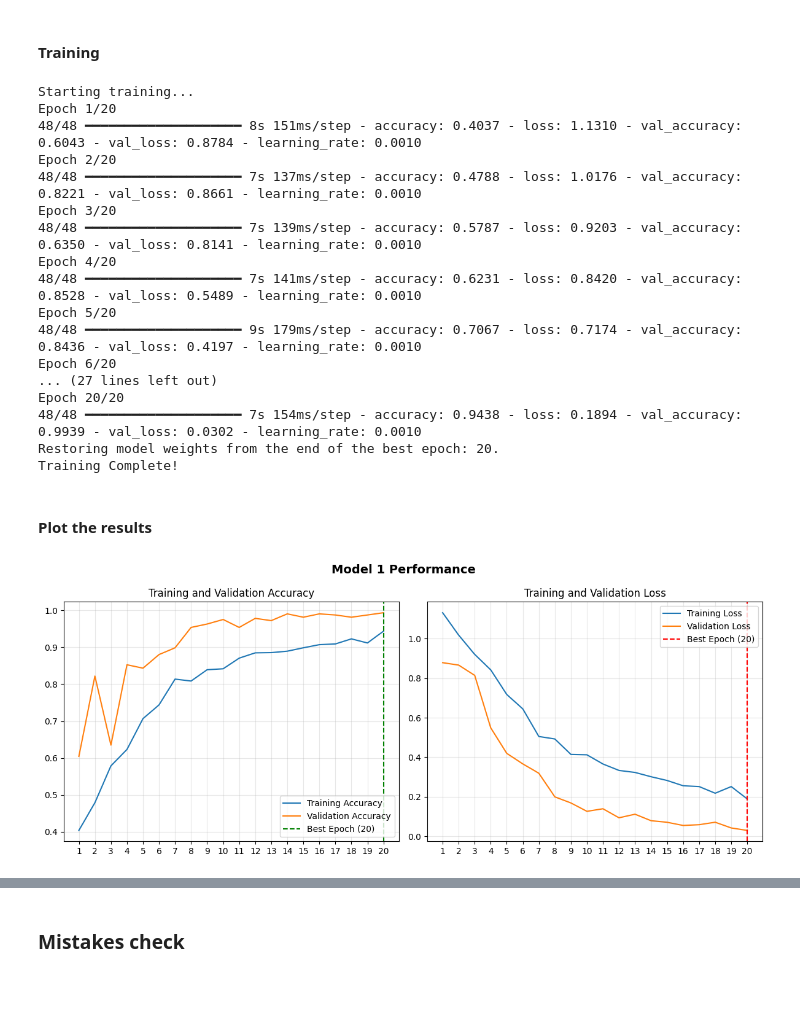
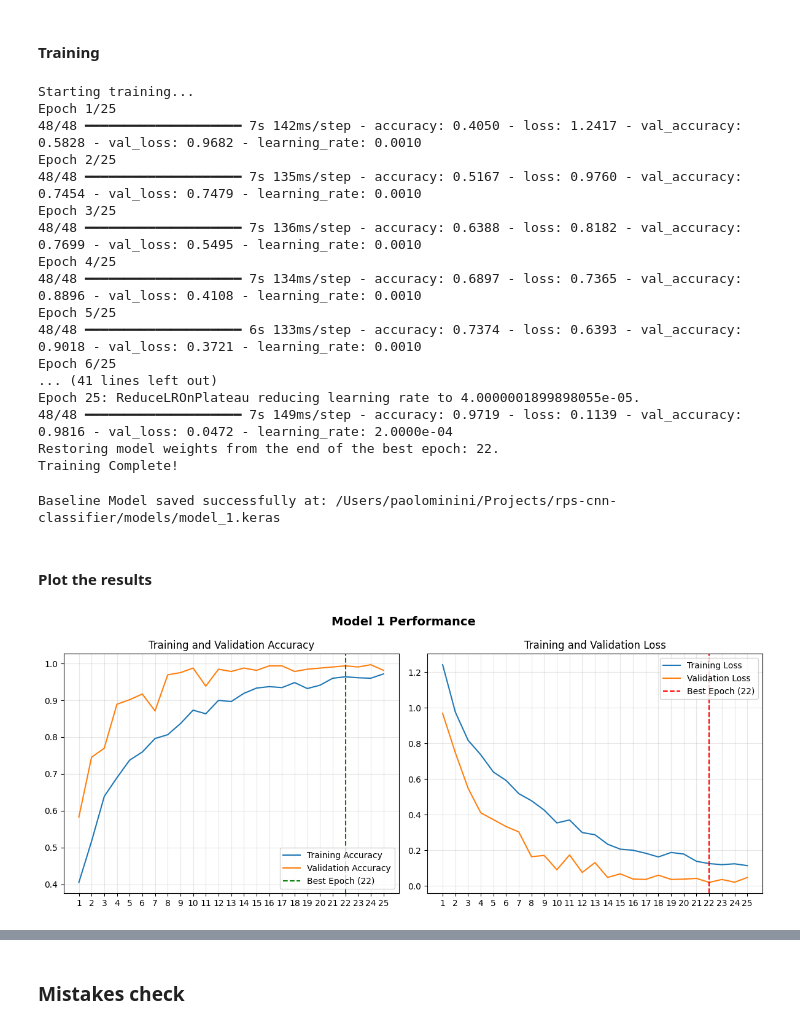
Before and after one commit to paolominini/rps-cnn-classifier, a Jupyter notebook: notebooks/03_first_model.ipynb, the cells around one changed output, grey strips where cells are left out. Saved outputs shown, nothing was run; the diff lists cells and outputs as text; code cells hidden in the pictures; blank space fills up the shorter version.

Commit message:
saved the first model

```diff
--- a/notebooks/03_first_model.ipynb
+++ b/notebooks/03_first_model.ipynb
@@ -144,10 +144,8 @@ print("Starting training...")
 
 history = model.fit(
     train_generator,
-    steps_per_epoch=len(train_generator),
-    epochs=20,
+    epochs=25,
     validation_data=validation_generator,
-    validation_steps=len(validation_generator),
     callbacks=[early_stopping, reduce_lr],
     verbose=1
 )
@@ -155,22 +153,33 @@ history = model.fit(
 print("Training Complete!")
 # %% [output]
 Starting training...
-Epoch 1/20
-48/48 ━━━━━━━━━━━━━━━━━━━━ 8s 151ms/step - accuracy: 0.4037 - loss: 1.1310 - val_accuracy: 0.6043 - val_loss: 0.8784 - learning_rate: 0.0010
-Epoch 2/20
-48/48 ━━━━━━━━━━━━━━━━━━━━ 7s 137ms/step - accuracy: 0.4788 - loss: 1.0176 - val_accuracy: 0.8221 - val_loss: 0.8661 - learning_rate: 0.0010
-Epoch 3/20
-48/48 ━━━━━━━━━━━━━━━━━━━━ 7s 139ms/step - accuracy: 0.5787 - loss: 0.9203 - val_accuracy: 0.6350 - val_loss: 0.8141 - learning_rate: 0.0010
-Epoch 4/20
-48/48 ━━━━━━━━━━━━━━━━━━━━ 7s 141ms/step - accuracy: 0.6231 - loss: 0.8420 - val_accuracy: 0.8528 - val_loss: 0.5489 - learning_rate: 0.0010
-Epoch 5/20
-48/48 ━━━━━━━━━━━━━━━━━━━━ 9s 179ms/step - accuracy: 0.7067 - loss: 0.7174 - val_accuracy: 0.8436 - val_loss: 0.4197 - learning_rate: 0.0010
-Epoch 6/20
-... (27 lines left out)
-Epoch 20/20
-48/48 ━━━━━━━━━━━━━━━━━━━━ 7s 154ms/step - accuracy: 0.9438 - loss: 0.1894 - val_accuracy: 0.9939 - val_loss: 0.0302 - learning_rate: 0.0010
-Restoring model weights from the end of the best epoch: 20.
+Epoch 1/25
+48/48 ━━━━━━━━━━━━━━━━━━━━ 7s 142ms/step - accuracy: 0.4050 - loss: 1.2417 - val_accuracy: 0.5828 - val_loss: 0.9682 - learning_rate: 0.0010
+Epoch 2/25
+48/48 ━━━━━━━━━━━━━━━━━━━━ 7s 135ms/step - accuracy: 0.5167 - loss: 0.9760 - val_accuracy: 0.7454 - val_loss: 0.7479 - learning_rate: 0.0010
+Epoch 3/25
+48/48 ━━━━━━━━━━━━━━━━━━━━ 7s 136ms/step - accuracy: 0.6388 - loss: 0.8182 - val_accuracy: 0.7699 - val_loss: 0.5495 - learning_rate: 0.0010
+Epoch 4/25
+48/48 ━━━━━━━━━━━━━━━━━━━━ 7s 134ms/step - accuracy: 0.6897 - loss: 0.7365 - val_accuracy: 0.8896 - val_loss: 0.4108 - learning_rate: 0.0010
+Epoch 5/25
+48/48 ━━━━━━━━━━━━━━━━━━━━ 6s 133ms/step - accuracy: 0.7374 - loss: 0.6393 - val_accuracy: 0.9018 - val_loss: 0.3721 - learning_rate: 0.0010
+Epoch 6/25
+... (41 lines left out)
+Epoch 25: ReduceLROnPlateau reducing learning rate to 4.0000001899898055e-05.
+48/48 ━━━━━━━━━━━━━━━━━━━━ 7s 149ms/step - accuracy: 0.9719 - loss: 0.1139 - val_accuracy: 0.9816 - val_loss: 0.0472 - learning_rate: 2.0000e-04
+Restoring model weights from the end of the best epoch: 22.
 Training Complete!
+# %%
+# Define where to save the model
+# We typically use the 'models' folder in your project structure
+save_path = os.path.abspath('../models/model_1.keras')
+
+# Save the entire model (architecture + weights + optimizer state)
+model.save(save_path)
+
+print(f"Baseline Model saved successfully at: {save_path}")
+# %% [output]
+Baseline Model saved successfully at: /Users/paolominini/Projects/rps-cnn-classifier/models/model_1.keras
 # %% [markdown]
 #### Plot the results
 # %%
@@ -196,33 +205,33 @@ plt.plot(epochs_range, val_acc, label='Validation Accuracy')
 plt.axvline(x=best_epoch, color='green', linestyle='--', label=f'Best Epoch ({best_epoch})')
 plt.xticks(epochs_range)
 
 plt.legend(loc='lower right')
 plt.title('Training and Validation Accuracy')
 plt.grid(True, alpha=0.3)
 
 # - loss
 plt.subplot(1, 2, 2)
 plt.plot(epochs_range, loss, label='Training Loss')
 plt.plot(epochs_range, val_loss, label='Validation Loss')
 # Add vertical line at best epoch
 plt.axvline(x=best_epoch, color='red', linestyle='--', label=f'Best Epoch ({best_epoch})')
 
 # 3. FIX: Force the x-axis to show only our integer epochs
 plt.xticks(epochs_range)
 
 plt.legend(loc='upper right')
 plt.title('Training and Validation Loss')
 plt.grid(True, alpha=0.3)
 
 plt.suptitle('Model 1 Performance', fontweight='bold', fontsize=14)
 plt.tight_layout()
 
 # Save and Show
-save_path = os.path.abspath('../reports/figures/training_history_1.png')
-plt.savefig(save_path)
+save_path_image = os.path.abspath('../reports/figures/training_history_1.png')
+plt.savefig(save_path_image)
 plt.show()
 
 # Print the final result cleanly
 print(f"Best model was restored from Epoch {best_epoch} (Lowest Val Loss: {min(val_loss):.4f})")
 # %% [output]
-[figure, old version]
+[figure, new version]
```
Also changed, not shown: parts of 6 cells of this notebook, 2 other files.
